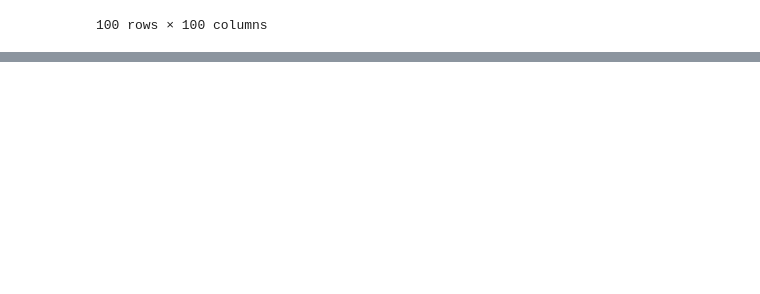
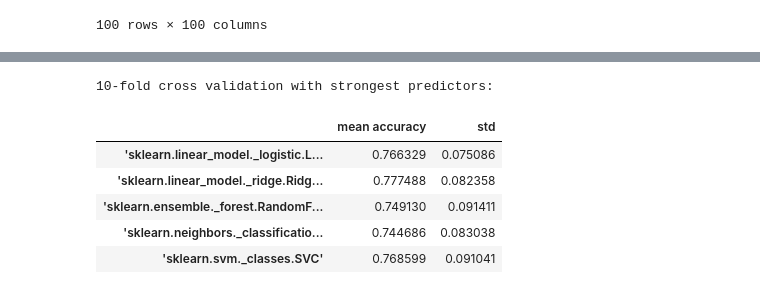
Before and after one commit to jupste/ml-project, a Jupyter notebook: project.ipynb, the cells around one changed output, grey strips where cells are left out. Drawn from its saved outputs; the diff is of its cells as text; code cells hidden in the pictures; blank space fills up the shorter version.

```diff
--- a/project.ipynb
+++ b/project.ipynb
@@ -110,0 +176,12 @@ pd.DataFrame(cov_mat, columns=combined.columns, index=combined.columns)
+# %%
+X_train = StandardScaler().fit_transform(train_data[strongest_predictors])
+print("10-fold cross validation with strongest predictors:")
+validate_models(models, model_names, X_train, y_train)
+# %% [output]
+10-fold cross validation with strongest predictors:
+|  | mean accuracy | std |
+| 'sklearn.linear_model._logistic.L... | 0.766329 | 0.075086 |
+| 'sklearn.linear_model._ridge.Ridg... | 0.777488 | 0.082358 |
+| 'sklearn.ensemble._forest.RandomF... | 0.749130 | 0.091411 |
+| 'sklearn.neighbors._classificatio... | 0.744686 | 0.083038 |
+| 'sklearn.svm._classes.SVC' | 0.768599 | 0.091041 |
```
Also changed, not shown: parts of 14 cells of this notebook.
